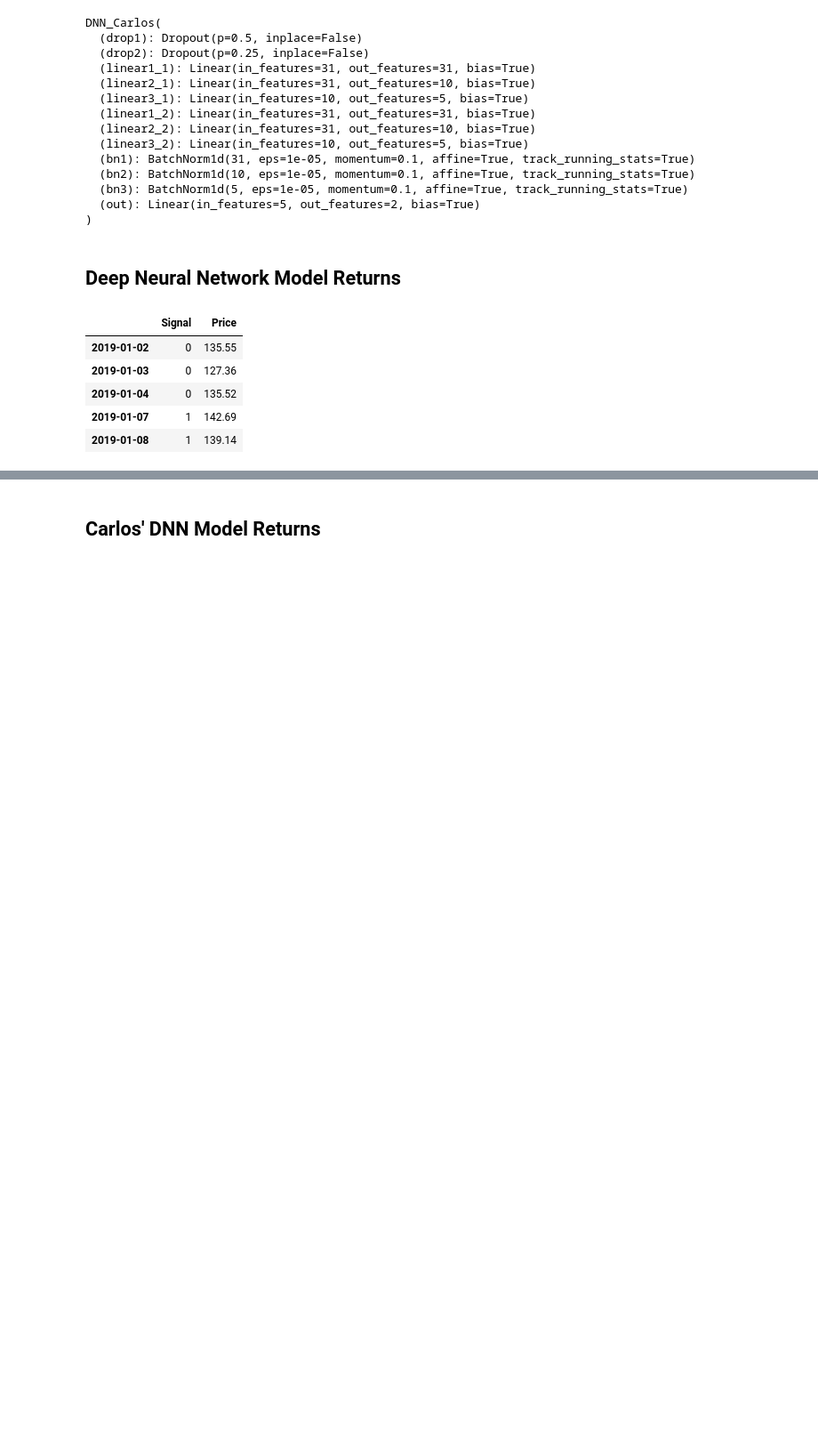
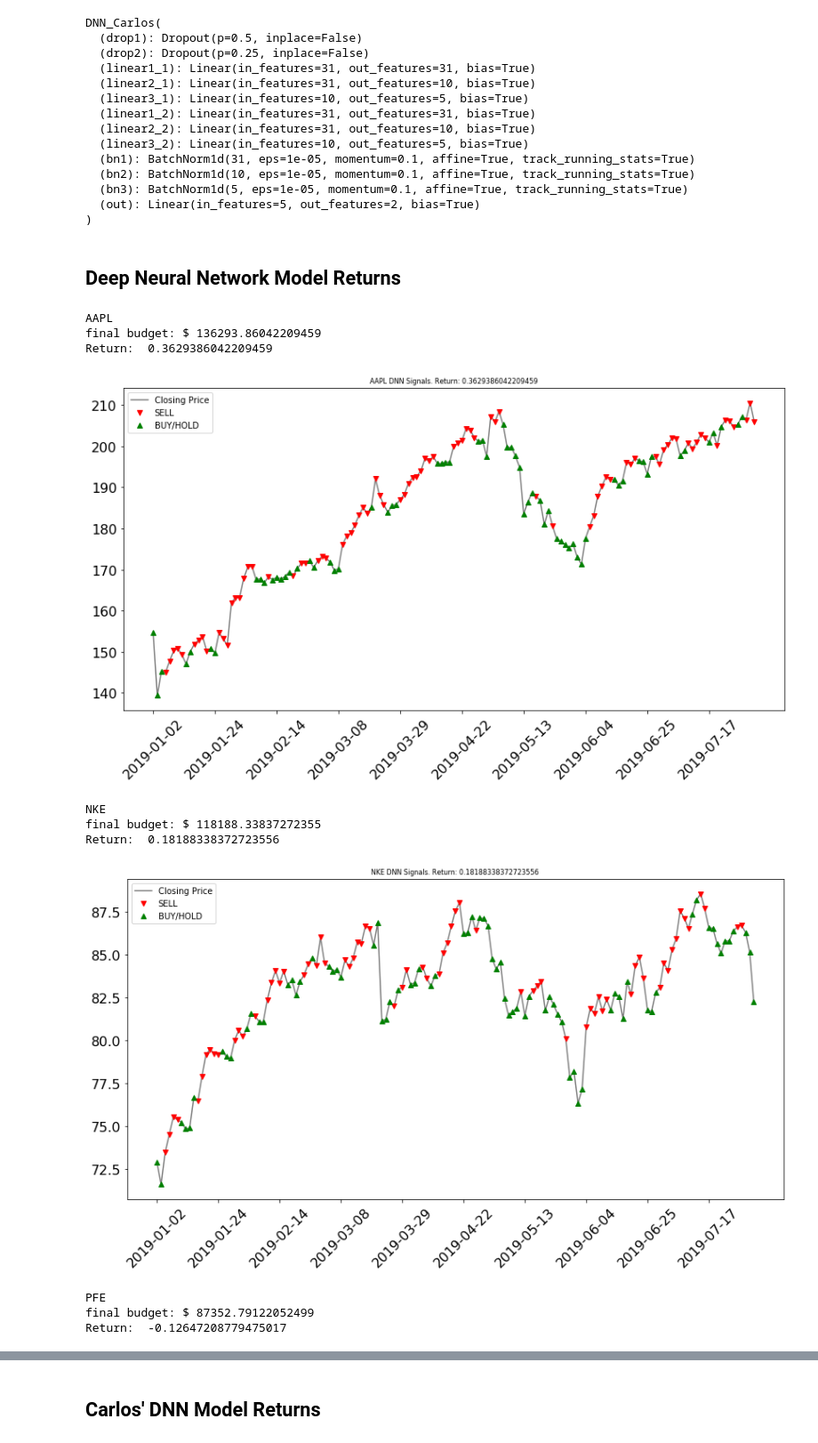
Before and after one commit to cs582/Fintech-SRS, a Jupyter notebook: Simulations and Comparisons.ipynb, the cells around one changed output, grey strips where cells are left out. Shown at 89% size. Cells and saved outputs as stored; diff of their text form; code cells hidden in the pictures; blank space fills up the shorter version.

```diff
--- a/Simulations and Comparisons.ipynb
+++ b/Simulations and Comparisons.ipynb
@@ -15,5 +15,3 @@ from sklearn.ensemble import RandomForestClassifier
 from sklearn.ensemble import GradientBoostingClassifier
 from sklearn.metrics import r2_score
 from joblib import dump, load
-# %%
-stock = "nvda.csv"
@@ -85,3 +130,16 @@ class DNN_Carlos(nn.Module):
+# %%
+def plot_trading(NAME, signals, RETURN):
+    information = signals.loc["2019-01-01":"2019-08-01"]
+    plt.figure(figsize = (14,7))
+    plt.title(NAME + " DNN Signals. Return: " + str(RETURN), fontsize = 8)
+    plt.plot(information["Price"], color = "gray", label = "Closing Price")
+    plt.plot(information["Price"][information["Signal"] == 1], 'v', color = 'r', label = "SELL")
+    plt.plot(information["Price"][information["Signal"] == 0], '^', color = 'g', label = "BUY/HOLD")
+    plt.legend()
+
+    plt.xticks(information.index[::15], fontsize = 16, rotation = 45)
+    plt.yticks(fontsize = 16)
+    plt.show()
 # %%
 input_dim = 31
 hidden1 = 31
@@ -134,16 +192,28 @@ DNN_Carlos(
 # %% [markdown]
 ## Deep Neural Network Model Returns
 # %%
-z = DNN_model(X)
-_, y_hat = torch.max(z,1)
-y_hat = y_hat.numpy()
-signalsDNN = pd.DataFrame({"Signal":y_hat, "Price":prices}, index = dates)
-dates = signalsDNN.index
-signalsDNN.head(5)
+output_data = []
+for NAME, X, PRICES in input_data:
+    z = DNN_model(X)
+    _, y_hat = torch.max(z,1)
+    y_hat = y_hat.numpy()
+    dates = PRICES.index
+    signalsDNN = pd.DataFrame({"Signal":y_hat, "Price":PRICES}, index = dates)
+    output_data.append((NAME, signalsDNN))
+
+#RETURNS = []
+for NAME, signal in output_data:
+    RETURN = test_case(NAME, signal)
+    plot_trading(NAME, signal, RETURN)
 # %% [output]
-|  | Signal | Price |
-| 2019-01-02 | 0 | 135.55 |
-| 2019-01-03 | 0 | 127.36 |
-| 2019-01-04 | 0 | 135.52 |
-| 2019-01-07 | 1 | 142.69 |
-| 2019-01-08 | 1 | 139.14 |
+AAPL
+final budget: $ 136293.86042209459
+Return:  0.3629386042209459
+[figure, added]
+NKE
+final budget: $ 118188.33837272355
+Return:  0.18188338372723556
+[figure, added]
+PFE
+final budget: $ 87352.79122052499
+Return:  -0.12647208779475017
```
Also changed, not shown: parts of 18 cells of this notebook, 1 other file.
